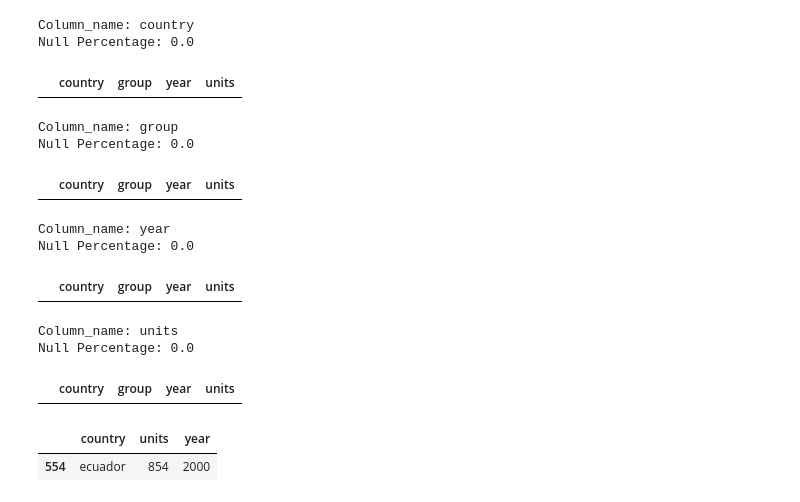
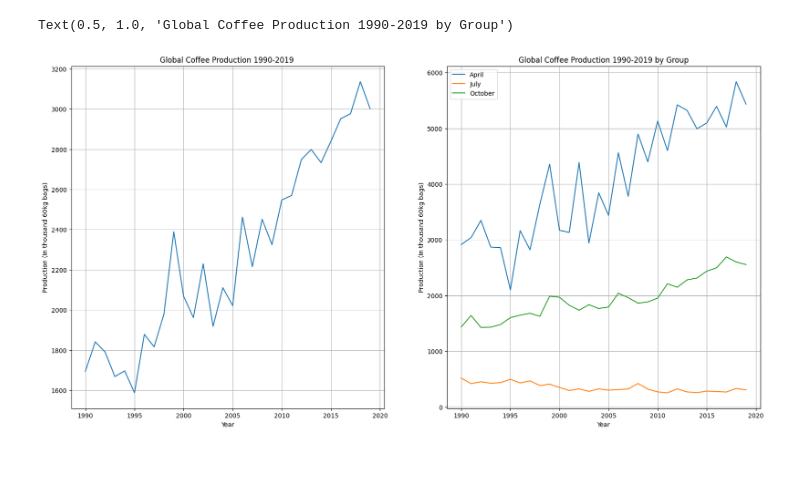
Before and after one commit to hpuma/global-coffee-trade-historical-data, a Jupyter notebook: exploratory_anaylsis/tp_exploratory_analysis.ipynb, the cells around one changed output. Cells and saved outputs as stored; diff of their text form; code cells hidden in the pictures; blank space fills up the shorter version.

Commit message:
Add visualization v1, need to map countries to regions

```diff
--- a/exploratory_anaylsis/tp_exploratory_analysis.ipynb
+++ b/exploratory_anaylsis/tp_exploratory_analysis.ipynb
@@ -34,4 +34,12 @@ df.head()
+# %%
+# Variable constants
+YEAR = "Year"
+PRODUCTION = "Production (In thousand 60kg bags)"
+def MAIN_TITLE(aggregate: str = ""):
+  return "Global Coffee Production 1990-2019 {}".format(aggregate)
 # %%
-# Compute averge units by year
+# 0 Compute averge units by year
 avg_by_year = df.groupby(["year"])["units"].mean()
-avg_by_year.head()
+
+# 1 Compute average units by year, group
+avg_by_year_group = df.groupby(["year", "group"])["units"].mean().to_frame().reset_index()
@@ -46,4 +45,0 @@ Name: units, dtype: float64
-# %%
-# Compute average units by year, group
-avg_by_year_group = df.groupby(["year", "group"])["units"].mean()
-avg_by_year_group.head()
@@ -72,25 +46,27 @@ cols = df.columns.to_list()
-# %%
-# Check for null values for each column
-for col in cols:
-  get_col_insight(col)
-# %% [output]
-Column_name: country
-Null Percentage: 0.0
-|  | country | group | year | units |
-Column_name: group
-Null Percentage: 0.0
-|  | country | group | year | units |
-Column_name: year
-Null Percentage: 0.0
-|  | country | group | year | units |
-Column_name: units
-Null Percentage: 0.0
-|  | country | group | year | units |
-# %%
-# WIP, get distribution per group...
-df[(df["year"] == 2000) & (df["country"] == "ecuador")][["country", "units", "year"]]
-# %% [output]
-|  | country | units | year |
-| 554 | ecuador | 854 | 2000 |
+# %%
+fig, axs = plt.subplots(1, 2, figsize=(20, 10))
+
+positions = [0, 1]
+# Global Plot config
+for current_position in positions:
+  axs[current_position].set_xlabel(YEAR)
+  axs[current_position].set_ylabel(PRODUCTION)
+  axs[current_position].grid()
+
+# Plot 0
+axs[0].plot(years, avg_by_year)
+axs[0].set_title(MAIN_TITLE())
+
+
+# Plot 1
+for group in groups:
+  group_data = avg_by_year_group[avg_by_year_group["group"] == group]["units"]
+  axs[1].plot(years, group_data, label=group)
+
+axs[1].legend()
+axs[1].set_title(MAIN_TITLE("by Group"))
+# %% [output]
+Text(0.5, 1.0, 'Global Coffee Production 1990-2019 by Group')
+[figure, added]
 # %%
 # 3. Plotting 2d distributions of variables of interest vs target variables
```
Also changed, not shown: parts of 9 cells of this notebook.
